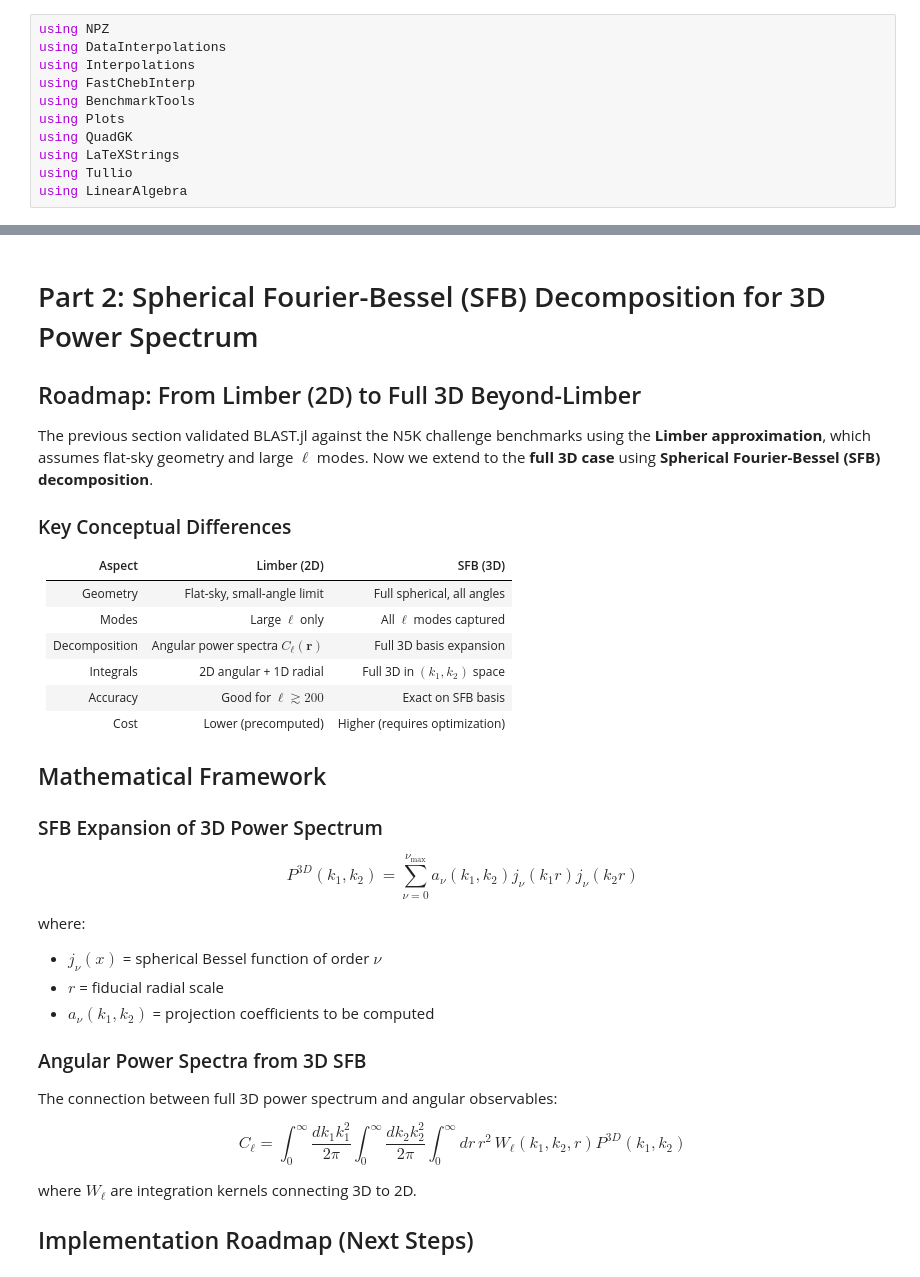
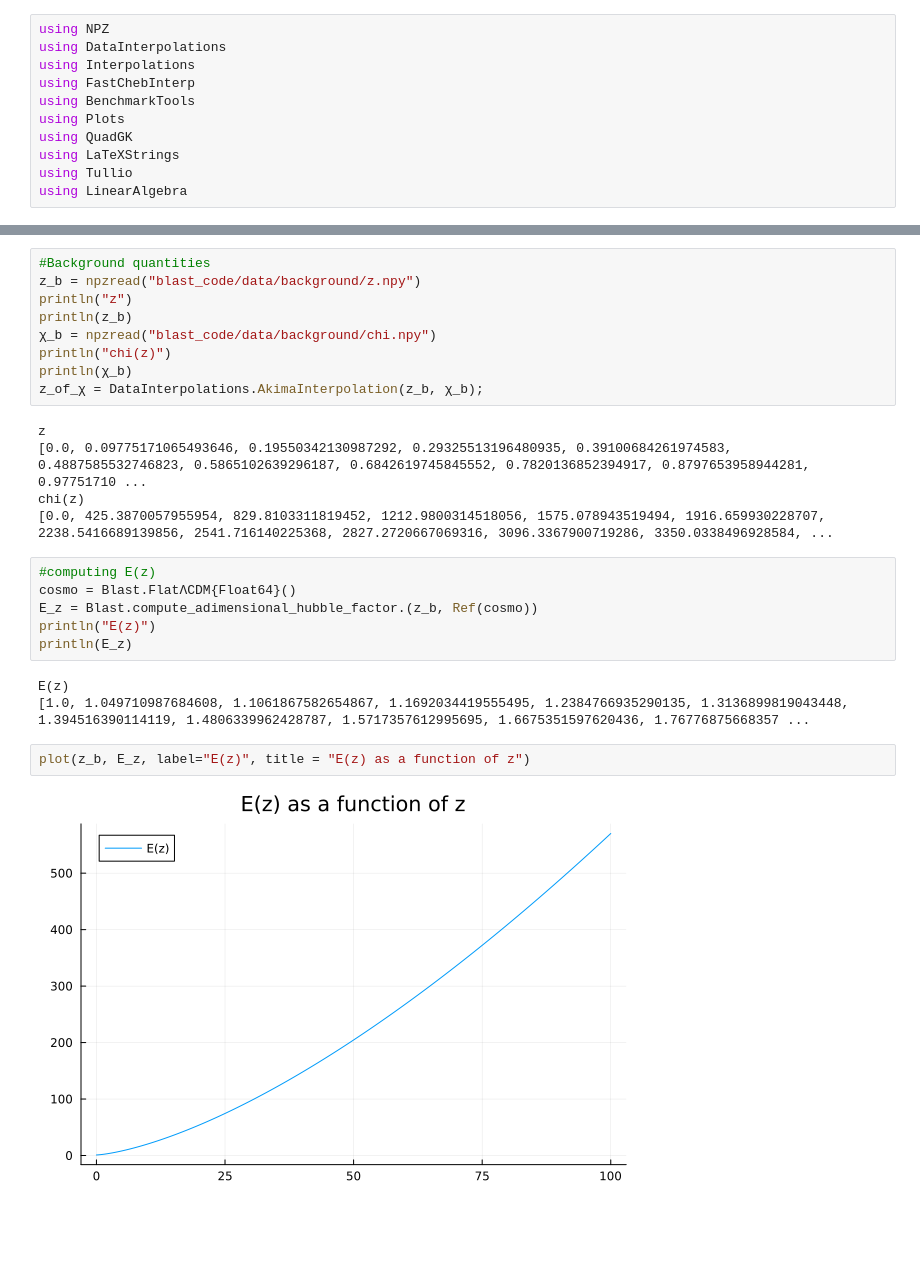
Before and after one commit to anvi-git/3D_Angular_Power_Spectrum, a Jupyter notebook: beyond_BLAST.ipynb, the cells around one changed output, grey strips where cells are left out. Saved outputs shown, nothing was run; the diff lists cells and outputs as text; blank space fills up the shorter version.

```diff
--- a/beyond_BLAST.ipynb
+++ b/beyond_BLAST.ipynb
@@ -762,38 +33,27 @@ Let's start with the **Spherical Bessel Functions** module. Below are code stubs
-# %% [markdown]
-# Part 2: Spherical Fourier-Bessel (SFB) Decomposition for 3D Power Spectrum
-
-## Roadmap: From Limber (2D) to Full 3D Beyond-Limber
-
-The previous section validated BLAST.jl against the N5K challenge benchmarks using the **Limber approximation**, which assumes flat-sky geometry and large $\ell$ modes. Now we extend to the **full 3D case** using **Spherical Fourier-Bessel (SFB) decomposition**.
-
-### Key Conceptual Differences
-
-| Aspect | Limber (2D) | SFB (3D) |
-|--------|-----------|---------|
-| Geometry | Flat-sky, small-angle limit | Full spherical, all angles |
-| Modes | Large $\ell$ only | All $\ell$ modes captured |
-| Decomposition | Angular power spectra $C_\ell(\mathbf{r})$ | Full 3D basis expansion |
-| Integrals | 2D angular + 1D radial | Full 3D in $(k_1, k_2)$ space |
-| Accuracy | Good for $\ell \gtrsim 200$ | Exact on SFB basis |
-| Cost | Lower (precomputed) | Higher (requires optimization) |
-
-## Mathematical Framework
-
-### SFB Expansion of 3D Power Spectrum
-
-$$P^{3D}(k_1, k_2) = \sum_{\nu=0}^{\nu_{\max}} a_\nu(k_1, k_2) j_\nu(k_1 r) j_\nu(k_2 r)$$
-
-where:
-- $j_\nu(x)$ = spherical Bessel function of order $\nu$
-- $r$ = fiducial radial scale
-- $a_\nu(k_1, k_2)$ = projection coefficients to be computed
-
-### Angular Power Spectra from 3D SFB
-
-The connection between full 3D power spectrum and angular observables:
-
-$$C_\ell = \int_0^\infty \frac{dk_1 k_1^2}{2\pi} \int_0^\infty \frac{dk_2 k_2^2}{2\pi} \int_0^\infty dr\, r^2 \, W_\ell(k_1, k_2, r) P^{3D}(k_1, k_2)$$
-
-where $W_\ell$ are integration kernels connecting 3D to 2D.
-
-## Implementation Roadmap (Next Steps)
+# %%
+#Background quantities
+z_b = npzread("blast_code/data/background/z.npy")
+println("z")
+println(z_b)
+χ_b = npzread("blast_code/data/background/chi.npy")
+println("chi(z)")
+println(χ_b)
+z_of_χ = DataInterpolations.AkimaInterpolation(z_b, χ_b);
+# %% [output]
+z
+[0.0, 0.09775171065493646, 0.19550342130987292, 0.29325513196480935, 0.39100684261974583, 0.4887585532746823, 0.5865102639296187, 0.6842619745845552, 0.7820136852394917, 0.8797653958944281, 0.97751710 ...
+chi(z)
+[0.0, 425.3870057955954, 829.8103311819452, 1212.9800314518056, 1575.078943519494, 1916.659930228707, 2238.5416689139856, 2541.716140225368, 2827.2720667069316, 3096.3367900719286, 3350.0338496928584, ...
+# %%
+#computing E(z)
+cosmo = Blast.FlatΛCDM{Float64}()
+E_z = Blast.compute_adimensional_hubble_factor.(z_b, Ref(cosmo))
+println("E(z)")
+println(E_z)
+# %% [output]
+E(z)
+[1.0, 1.049710987684608, 1.1061867582654867, 1.1692034419555495, 1.2384766935290135, 1.3136899819043448, 1.394516390114119, 1.4806339962428787, 1.5717357612995695, 1.6675351597620436, 1.76776875668357 ...
+# %%
+plot(z_b, E_z, label="E(z)", title = "E(z) as a function of z")
+# %% [output]
+[figure, added]
```
Also changed, not shown: parts of 76 cells of this notebook, 43 other files.
